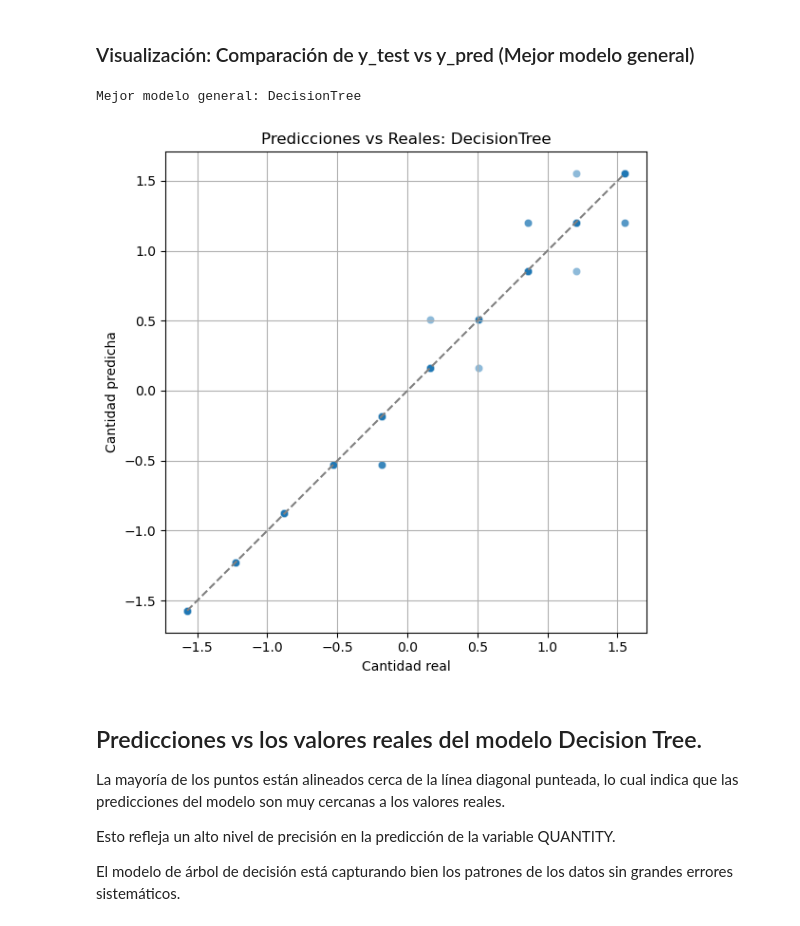
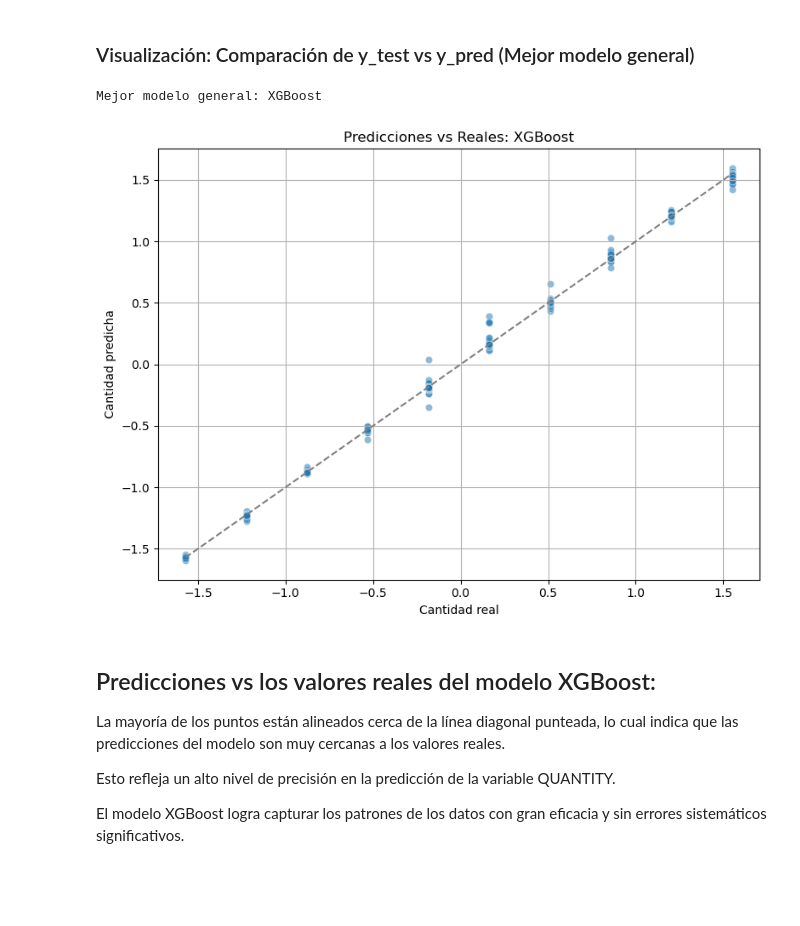
Before and after one commit to JosuandPM/FundamentosCD-analitica-avanzada, a Jupyter notebook: notebook/04_Modeling.ipynb, the cells around one changed output. Saved outputs shown, nothing was run; the diff lists cells and outputs as text; code cells hidden in the pictures; blank space fills up the shorter version.

Commit message:
Update final del proyecto de Fundamentos de Ciencia de Datos

```diff
--- a/notebook/04_Modeling.ipynb
+++ b/notebook/04_Modeling.ipynb
@@ -128,0 +180,3 @@ Index([], dtype='object')
+# %%
+X_train_g_clean = X_train_g.select_dtypes(include=['number']).copy()
+X_test_g_clean = X_test_g.select_dtypes(include=['number']).copy()
@@ -128,0 +185,27 @@ Index([], dtype='object')
+# %%
+from sklearn.model_selection import cross_val_score, KFold
+
+
+cv = KFold(n_splits=5, shuffle=True, random_state=42)
+
+
+resultados_cv = {}
+
+
+for nombre, modelo in modelos.items():
+
+    scores_r2 = cross_val_score(modelo, X_train_g_clean, y_train_g, cv=cv, scoring='r2')
+
+
+    scores_rmse = cross_val_score(modelo, X_train_g_clean, y_train_g, cv=cv, scoring='neg_root_mean_squared_error')
+
+    resultados_cv[nombre] = {
+        'R2 promedio': scores_r2.mean(),
+        'R2 std': scores_r2.std(),
+        'RMSE promedio': -scores_rmse.mean(),
+        'RMSE std': scores_rmse.std()
+    }
+
+
+df_cv = pd.DataFrame(resultados_cv).T.sort_values(by='RMSE promedio')
+display(df_cv)
@@ -136,7 +226,8 @@ modelos = {
     'Linear Regression': LinearRegression(),
     'Decision Tree': DecisionTreeRegressor(),
     'Random Forest': RandomForestRegressor(),
-    'Gradient Boosting': GradientBoostingRegressor()
+    'Gradient Boosting': GradientBoostingRegressor(),
+    'XGBoost': XGBRegressor()
 }
 
 for nombre, modelo in modelos.items():
@@ -144,11 +235,11 @@ for nombre, modelo in modelos.items():
     y_pred = modelo.predict(X_test_g_clean)
 
     plt.figure(figsize=(6, 4))
-    sns.scatterplot(x=y_test_g, y=y_pred, alpha=0.6)
+    sns.scatterplot(x=y_test_g, y=y_pred, alpha=0.5)
     plt.xlabel("Cantidad real")
     plt.ylabel("Cantidad predicha")
     plt.title(f"y_real vs y_predicho - {nombre}")
-    plt.plot([y_test_g.min(), y_test_g.max()], [y_test_g.min(), y_test_g.max()], 'r--')  # línea ideal
+    plt.plot([y_test_g.min(), y_test_g.max()], [y_test_g.min(), y_test_g.max()], 'r--')
     plt.grid(True)
     plt.tight_layout()
     plt.show()
@@ -426,37 +518,37 @@ No hay una gran brecha entre entrenamiento y validación, lo cual es buena seña
 # %%
 
 mejor_modelo_nombre = df_general.sort_values('RMSE').iloc[0].name
 print("Mejor modelo general:", mejor_modelo_nombre)
 
 modelo = {
     'LinearRegression': LinearRegression(),
     'DecisionTree': DecisionTreeRegressor(),
     'RandomForest': RandomForestRegressor(),
-    'GradientBoosting': GradientBoostingRegressor()
+    'GradientBoosting': GradientBoostingRegressor(),
+    'XGBoost': XGBRegressor()
 }[mejor_modelo_nombre]
 
 modelo.fit(X_train_g, y_train_g)
 y_pred = modelo.predict(X_test_g)
 
-plt.figure(figsize=(6, 6))
+plt.figure(figsize=(8, 6))
 sns.scatterplot(x=y_test_g, y=y_pred, alpha=0.5)
 plt.plot([y_test_g.min(), y_test_g.max()], [y_test_g.min(), y_test_g.max()], '--', color='gray')
 plt.xlabel("Cantidad real")
 plt.ylabel("Cantidad predicha")
 plt.title(f"Predicciones vs Reales: {mejor_modelo_nombre}")
 plt.grid(True)
 plt.tight_layout()
 plt.show()
 # %% [output]
-Mejor modelo general: DecisionTree
+Mejor modelo general: XGBoost
-[figure, old version]
+[figure, new version]
 # %% [markdown]
-## Predicciones vs los valores reales del modelo Decision Tree.
-
+## Predicciones vs los valores reales del modelo XGBoost:
 La mayoría de los puntos están alineados cerca de la línea diagonal punteada, lo cual indica que las predicciones del modelo son muy cercanas a los valores reales.
 
 Esto refleja un alto nivel de precisión en la predicción de la variable QUANTITY.
 
-El modelo de árbol de decisión está capturando bien los patrones de los datos sin grandes errores sistemáticos.
+El modelo XGBoost logra capturar los patrones de los datos con gran eficacia y sin errores sistemáticos significativos.
 # %% [markdown]
 ##  Análisis por modelo:
```
Also changed, not shown: parts of 31 cells of this notebook, 5 other files.
